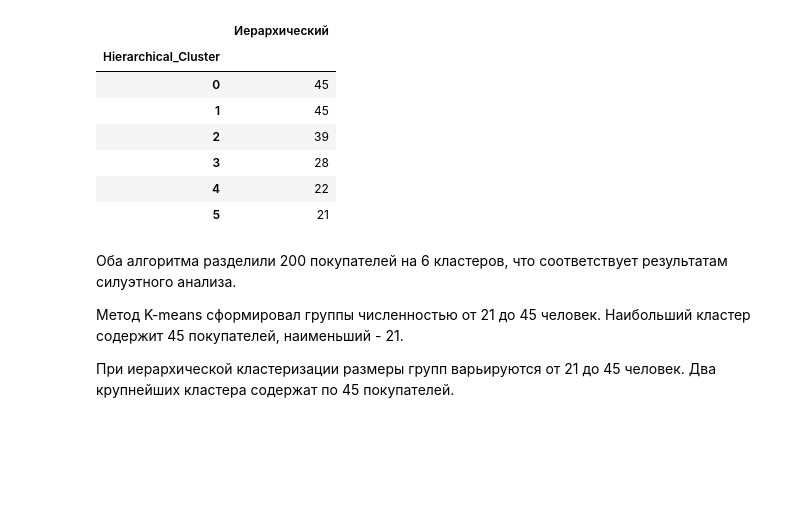
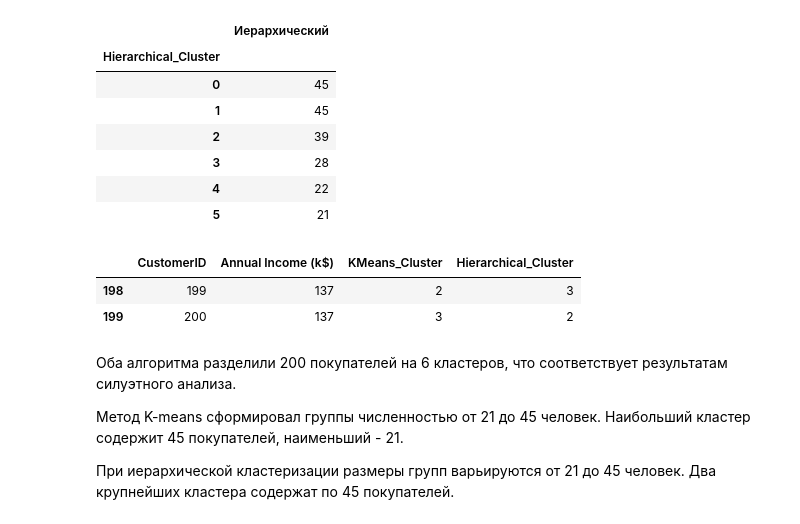
Before and after one commit to anna-1225/lab_3_machine, a Jupyter notebook: otchet.ipynb, the cells around one changed output. Cells and saved outputs as stored; diff of their text form; code cells hidden in the pictures; blank space fills up the shorter version.

```diff
--- a/otchet.ipynb
+++ b/otchet.ipynb
@@ -621,6 +623,34 @@ display(
 | 3 | 28 |
 | 4 | 22 |
 | 5 | 21 |
+# %%
+
+Q1 = X.quantile(0.25)
+Q3 = X.quantile(0.75)
+IQR = Q3 - Q1
+
+outlier_mask = (
+    (X < Q1 - 1.5 * IQR) |
+    (X > Q3 + 1.5 * IQR)
+)
+
+income_outliers = outlier_mask["Annual Income (k$)"]
+
+outlier_clusters = results_df.loc[
+    income_outliers,
+    [
+        "CustomerID",
+        "Annual Income (k$)",
+        "KMeans_Cluster",
+        "Hierarchical_Cluster"
+    ]
+]
+
+display(outlier_clusters)
+# %% [output]
+|  | CustomerID | Annual Income (k$) | KMeans_Cluster | Hierarchical_Cluster |
+| 198 | 199 | 137 | 2 | 3 |
+| 199 | 200 | 137 | 3 | 2 |
 # %% [markdown]
 Оба алгоритма разделили 200 покупателей на 6 кластеров, что соответствует результатам силуэтного анализа.
 
```
Also changed, not shown: parts of 19 cells of this notebook, 3 other files.
